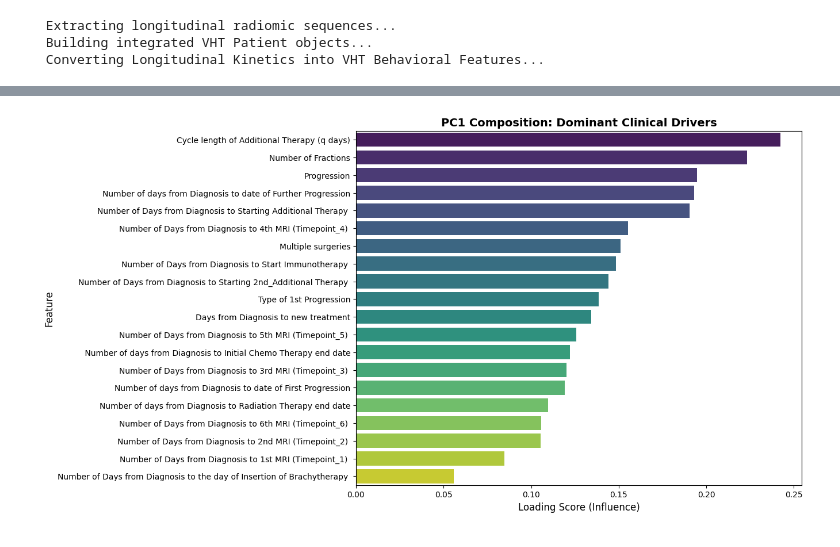
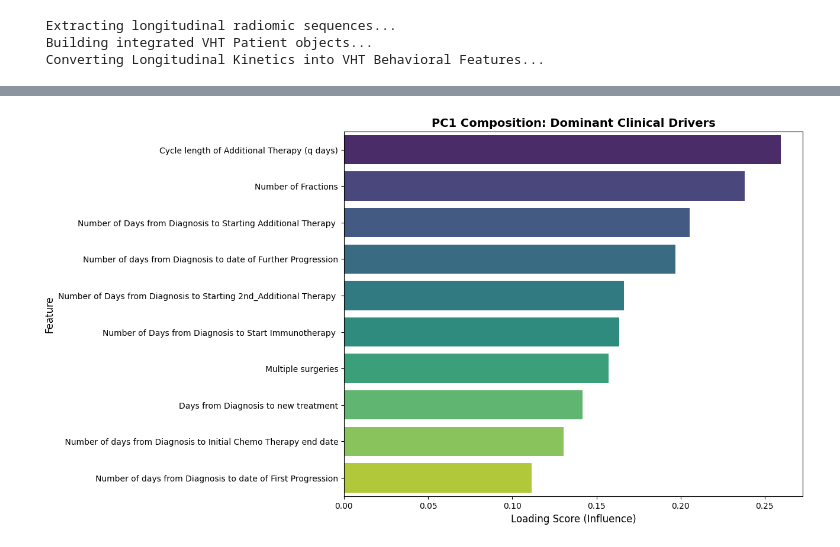
Before and after one commit to Achintha9533/NEXUS-Brain, a Jupyter notebook: main.ipynb, the cells around one changed output, grey strips where cells are left out. Cells and saved outputs as stored; diff of their text form; code cells hidden in the pictures.

```diff
--- a/main.ipynb
+++ b/main.ipynb
@@ -110,28 +110,64 @@ for pid, obj in patient_objects.items():
     clean_id = pid.split('-')[0]
     history = None
 
-    # Store rates for averaging
     rates = {f"Vel_{lbl}": [] for lbl in label_map.values()}
-    intensity_drifts = {f"Drift_{lbl}_{seq}": [] for lbl in label_map.values() for seq in ['t1c', 't2f']}
+    intensity_drifts = {f"Drift_{lbl}_{seq}_{stat}": []
+                        for lbl in label_map.values()
+                        for seq in ['t1c', 't2f', 't1n', 't2w']
+                        for stat in ['mean', 'stdev']}
 
+    # Ensure timepoints are sorted (e.g., Post-treatment_1, _2, _3)
     for tp in sorted(obj['timepoints']):
+        # Extract digits: "Post-treatment_1" -> "1"
         tp_num = "".join(filter(str.isdigit, tp))
-        day = float(obj['clinical'].get(f"Timepoint_{tp_num}", np.nan))
+
+        # --- FIX: Find the correct key in the clinical dict that contains (Timepoint_X) ---
+        # We look for any key that has "Timepoint_1", "Timepoint_2", etc. inside it
+        day_key = [k for k in obj['clinical'].keys() if f"Timepoint_{tp_num}" in k]
+        day = float(obj['clinical'][day_key[0]]) if day_key else np.nan
 
         if history and not np.isnan(day) and not np.isnan(history['day']):
             dt = day - history['day']
+
+            # Only calculate if there is a measurable gap in time
             if dt > 0:
                 for lbl in label_map.values():
-                    # Growth Rate (mm3 / day)
-                    v_rate = (obj['volumes'].get(tp, {}).get(lbl, 0) - history['vols'].get(lbl, 0)) / dt
-                    rates[f"Vel_{lbl}"].append(v_rate)
-                    # T1c Signal Drift (units / day)
-                    t_rate = (obj['t1c_mean'].get(tp, {}).get(lbl, 0) - history['t1c'].get(lbl, 0)) / dt
-                    intensity_drifts[f"Drift_{lbl}_t1c"].append(t_rate)
+                    # 1. Growth Velocity
+                    v_now = obj['volumes'].get(tp, {}).get(lbl, 0)
+                    v_prev = history['vols'].get(lbl, 0)
+                    rates[f"Vel_{lbl}"].append((v_now - v_prev) / dt)
 
-        history = {'day': day, 'vols': obj['volumes'].get(tp, {}), 't1c': obj['t1c_mean'].get(tp, {})}
+                    # 2. Intensity Drifts (Mean & Stdev)
+                    # Helper to map sequences to internal object keys
+                    seq_map = [
+                        ('t1c', 't1c_mean', 't1c_stdevs'),
+                        ('t2f', 't2f_mean', 't2f_stdevs'),
+                        ('t1n', 't1n_mean', 't1n_stdevs'),
+                        ('t2w', 't2w_mean', 't2w_stdevs')
+                    ]
 
-    # Collapse longitudinal data into a single row per patient
+                    for seq_short, mean_key, std_key in seq_map:
+                        # Mean Drift
+                        m_now = obj[mean_key].get(tp, {}).get(lbl, 0)
+                        m_prev = history[f'{seq_short}_m'].get(lbl, 0)
+                        intensity_drifts[f"Drift_{lbl}_{seq_short}_mean"].append((m_now - m_prev) / dt)
+
+                        # Stdev Drift
+                        s_now = obj[std_key].get(tp, {}).get(lbl, 0)
+                        s_prev = history[f'{seq_short}_s'].get(lbl, 0)
+                        intensity_drifts[f"Drift_{lbl}_{seq_short}_stdev"].append((s_now - s_prev) / dt)
+
+        # Update history for the next timepoint comparison
+        history = {
+            'day': day,
+            'vols': obj['volumes'].get(tp, {}),
+            't1c_m': obj['t1c_mean'].get(tp, {}), 't1c_s': obj['t1c_stdevs'].get(tp, {}),
+            't2f_m': obj['t2f_mean'].get(tp, {}), 't2f_s': obj['t2f_stdevs'].get(tp, {}),
+            't1n_m': obj['t1n_mean'].get(tp, {}), 't1n_s': obj['t1n_stdevs'].get(tp, {}),
+            't2w_m': obj['t2w_mean'].get(tp, {}), 't2w_s': obj['t2w_stdevs'].get(tp, {})
+        }
+
+    # Aggregate lists into mean scalars
     vht_row = {'PID_Clean': clean_id}
     for k, v in rates.items(): vht_row[k] = np.mean(v) if v else 0
     for k, v in intensity_drifts.items(): vht_row[k] = np.mean(v) if v else 0
@@ -146,14 +182,22 @@ df_clinical = pd.read_excel(clinical_path, sheet_name='MU Glioma Post')
 df_clinical['PID_Clean'] = df_clinical['Patient ID'].astype(str).str.split('-').str[0]
 
 # Combine Baseline Clinical + Engineered Kinetic Rates
-df_vht = pd.merge(df_clinical, df_kinetics, on='PID_Clean', how='inner')
+#df_vht = pd.merge(df_clinical, df_kinetics, on='PID_Clean', how='inner')
+df_vht = df_clinical
 
 # Identify targets and drop metadata
 targets = ['Overall Survival (Death)', 'Number of days from Diagnosis to death (Days)']
-exclude = targets + ['Patient ID', 'PID_Clean', 'Hospice', 'Time to First Progression (Days)',
-    'Type of Progression',             # Outcome variable
+exclude = targets + ['Patient ID', 'PID_Clean', 'Hospice', 'Time to First Progression (Days)', 'Progression',
+    'Type of 1st Progression',             # Outcome variable
+    'Second Progression/Recurrence',    # Outcome variable
     'Type of 2nd Progression',         # Outcome variable
-    'Second Progression/Recurrence'    # Outcome variable
+    'Second Progression/Recurrence',    # Outcome variable
+    'Number of Days from Diagnosis to 1st MRI (Timepoint_1) ',  # Time variable
+    'Number of Days from Diagnosis to 2nd MRI (Timepoint_2) ',  # Time variable
+    'Number of Days from Diagnosis to 3rd MRI (Timepoint_3) ',  # Time variable
+    'Number of Days from Diagnosis to 4th MRI (Timepoint_4) ',  # Time variable
+    'Number of Days from Diagnosis to 5th MRI (Timepoint_5) ',  # Time variable
+    'Number of Days from Diagnosis to 6th MRI (Timepoint_6) '   # Time variable
 ]
 X_raw = df_vht.drop(columns=[c for c in exclude if c in df_vht.columns])
 
@@ -164,14 +208,14 @@ X_raw = X_raw.fillna(0)
 
 scaler = StandardScaler()
 X_scaled = scaler.fit_transform(X_raw)
-pca = PCA(n_components=0.95)
+pca = PCA(n_components=0.99)
 X_pca = pca.fit_transform(X_scaled)
 
 # Prepare y for the split to ensure we reference the actual data, not the name list
 y_labels = df_vht[targets[0]].astype(int)
 
 X_train_pca, X_test_pca, y_train, y_test = train_test_split(
-    X_pca, y_labels, test_size=0.2, random_state=42, stratify=y_labels
+    X_pca, y_labels, test_size=0.15, random_state=42, stratify=y_labels
 )
 
 smote = SMOTE(random_state=42)
@@ -195,22 +239,16 @@ plt.show()
 # ======================================================================================
 # 5. VHT SIGNATURE ANALYSIS (PCA)
 # ======================================================================================
-scaler = StandardScaler()
-X_scaled = scaler.fit_transform(X_raw)
-
-pca = PCA(n_components=0.95)
-X_pca = pca.fit_transform(X_scaled)
-
-print(f" VHT Matrix Complete: {X_pca.shape[1]} components explain 95% variance.")
+print(f" VHT Matrix Complete: {X_pca.shape[1]} components explain 99% variance.")
 
 # Show top drivers of PC1 (Now includes Velocities!)
 pc1_drivers = pd.Series(pca.components_[0], index=X_raw.columns).sort_values(ascending=False)
 print("\n TOP DRIVERS OF VHT SIGNATURE (PC1):")
-#print(pc1_drivers.head(10))
+print(pc1_drivers.head(10).index)
 
 plt.figure(figsize=(10, 6))
 plt.plot(np.cumsum(pca.explained_variance_ratio_), 'o-', color='navy', linewidth=2.5, markersize=8)
-plt.axhline(y=0.95, color='red', linestyle='--', label='95% Variance Threshold')
+plt.axhline(y=0.99, color='red', linestyle='--', label='99% Variance Threshold')
 plt.title('PCA: Cumulative Variance Explained by Components', fontsize=14, fontweight='bold')
 plt.xlabel('Number of Principal Components', fontsize=12)
 plt.ylabel('Cumulative Variance', fontsize=12)
@@ -220,7 +258,7 @@ plt.show()
 
 plt.figure(figsize=(10, 8))
 pc1_loadings = pd.Series(pca.components_[0], index=X_raw.columns).sort_values(ascending=False)
-sns.barplot(y=pc1_loadings.head(20).index, x=pc1_loadings.head(20).values, palette='viridis')
+sns.barplot(y=pc1_loadings.head(10).index, x=pc1_loadings.head(10).values, palette='viridis')
 plt.title('PC1 Composition: Dominant Clinical Drivers', fontsize=14, fontweight='bold')
 plt.xlabel('Loading Score (Influence)', fontsize=12)
 plt.ylabel('Feature', fontsize=12)
@@ -260,4 +307,4 @@ Passing `palette` without assigning `hue` is deprecated and will be removed in v
-[figure, old version]
+[figure, new version]
 | model | lifelines.CoxPHFitter |
 | duration col | 'duration' |
 | event col | 'event' |
```
Also changed, not shown: parts of 2 cells of this notebook.
